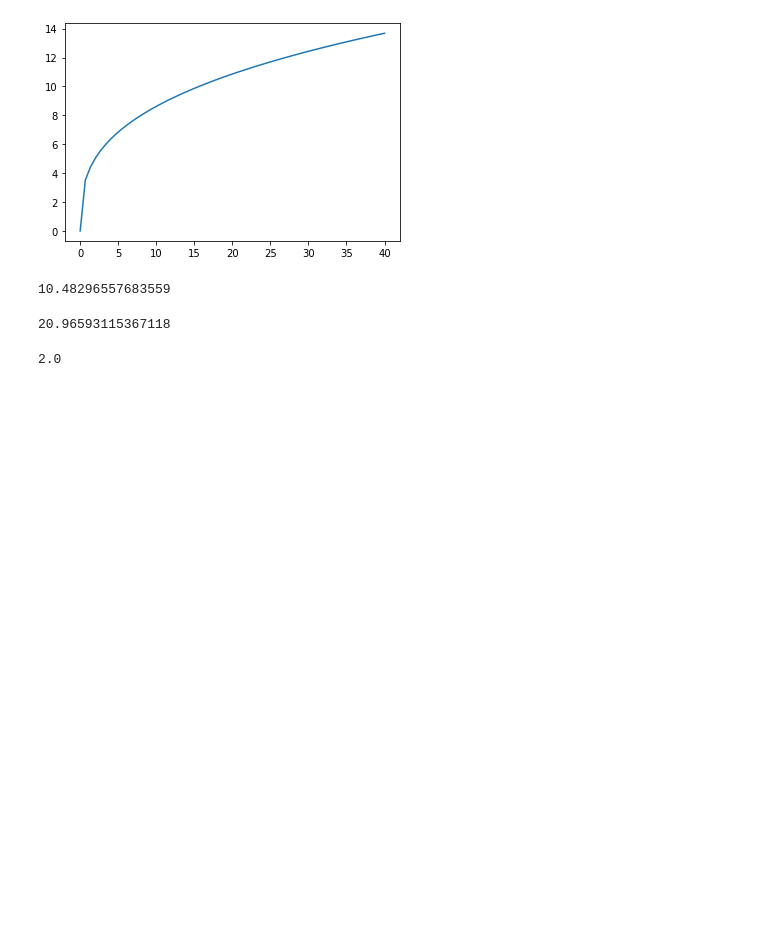
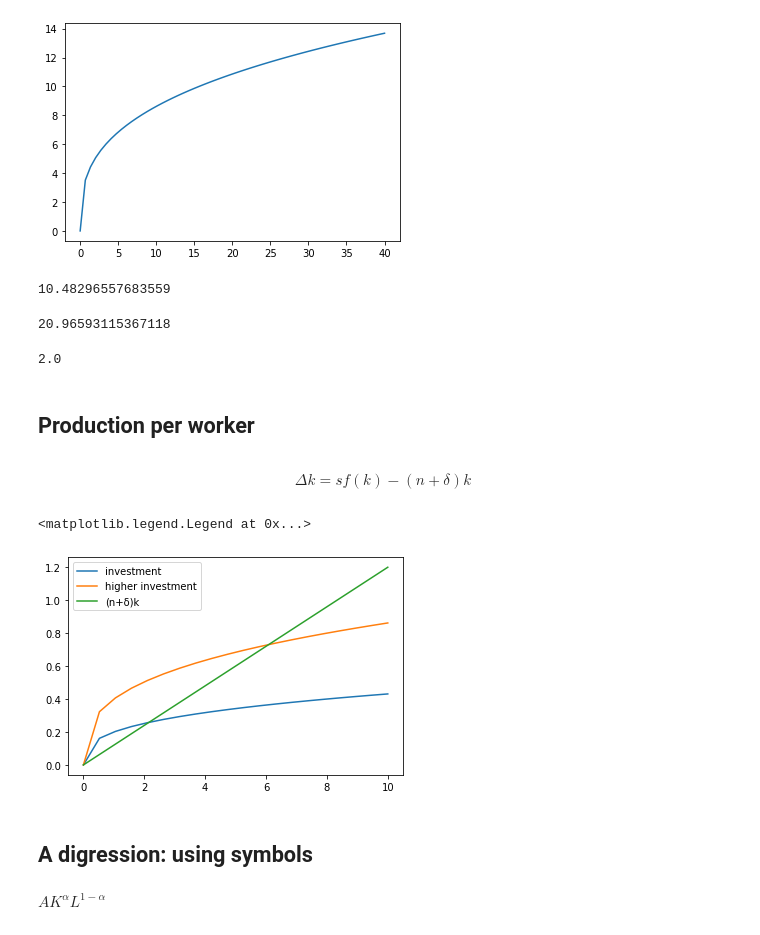
Before and after one commit to weix1996/lectures, a Jupyter notebook: Lecture 9 Solow Growth Model.ipynb, the cells around one changed output. Drawn from its saved outputs; the diff is of its cells as text; code cells hidden in the pictures; blank space fills up the shorter version.

```diff
--- a/Lecture 9 Solow Growth Model.ipynb
+++ b/Lecture 9 Solow Growth Model.ipynb
@@ -34,3 +34,29 @@ print(Y2)
 Y2/Y1
 # %% [output]
 2.0
+# %% [markdown]
+## Production per worker
+# %%
+α = 1/3
+n = .02
+δ = .1
+s = .2
+# %%
+def f(A,k):
+    return A*k**α
+# %%
+k = np.linspace(0,10,20)
+# %% [markdown]
+$$ \Delta k = s f(k) - (n+\delta) k $$
+# %%
+fig, ax = plt.subplots()
+# ax.plot(k,f(1,k),label='f(k)')
+ax.plot(k,s*f(1,k),label='investment')
+ax.plot(k,2*s*f(1,k),label='higher investment')
+ax.plot(k, (n+δ)*k,label='(n+δ)k')
+ax.legend()
+# %% [output]
+<matplotlib.legend.Legend at 0x...>
+[figure, added]
+# %% [markdown]
+## A digression: using symbols
@@ -36,0 +69,4 @@ Y2/Y1
+# %%
+F
+# %% [output]
+$\displaystyle A K^{α} L^{1 - α}$
```
Also changed, not shown: parts of 12 cells of this notebook, 1 other file.
